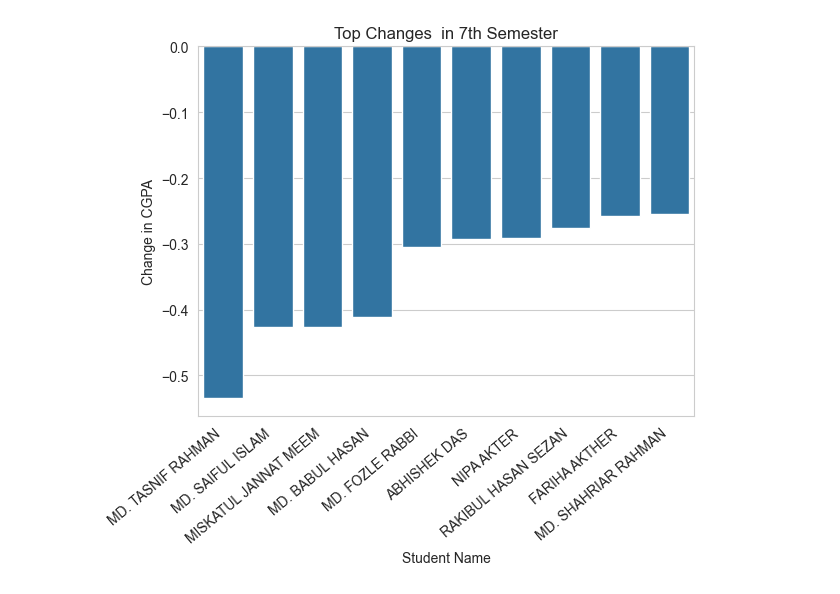
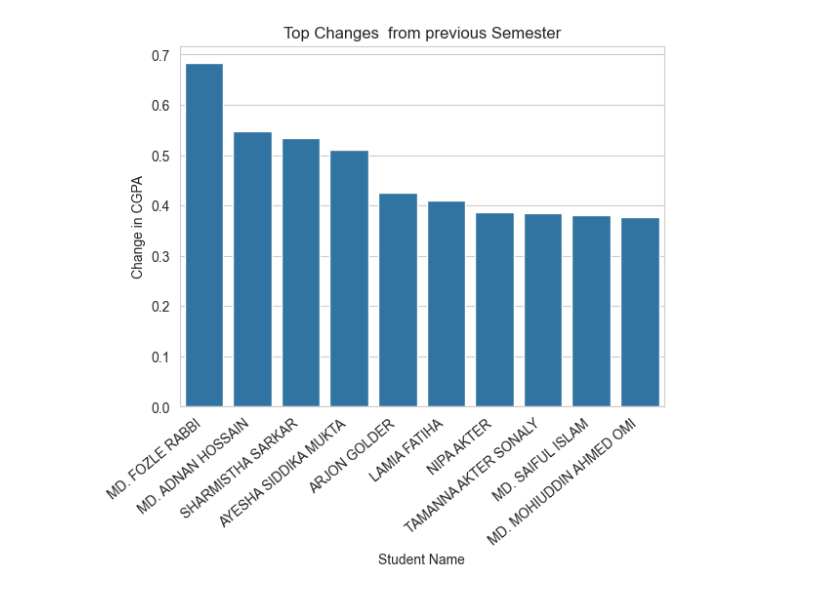
Before and after one commit to bhyeanhasan/ML-and-AI, a Jupyter notebook: Result/Result Analysis.ipynb, the cells around one changed output. Cells and saved outputs as stored; diff of their text form; code cells hidden in the pictures.

```diff
--- a/Result/Result Analysis.ipynb
+++ b/Result/Result Analysis.ipynb
@@ -43,13 +43,13 @@ plt.show()
 # %%
-data['inc'] = data.seventh - data.sixth
-dif = data.sort_values(by='inc', ascending=True)
+data['inc'] = data.eighth - data.seventh
+dif = data.sort_values(by='inc', ascending=False)
 jump = sns.barplot(dif.head(10), x='Student Name', y='inc')
 jump.set_xticklabels(jump.get_xticklabels(), rotation=40, ha="right")
-plt.title("Top Changes  in 7th Semester")
+plt.title("Top Changes  from previous Semester")
 plt.ylabel("Change in CGPA")
 plt.show()
 # %% [output]
-[figure, old version]
+[figure, new version]
 # %%
 data['max_jump'] = None
 
```
Also changed, not shown: parts of 7 cells of this notebook, 4 other files.
